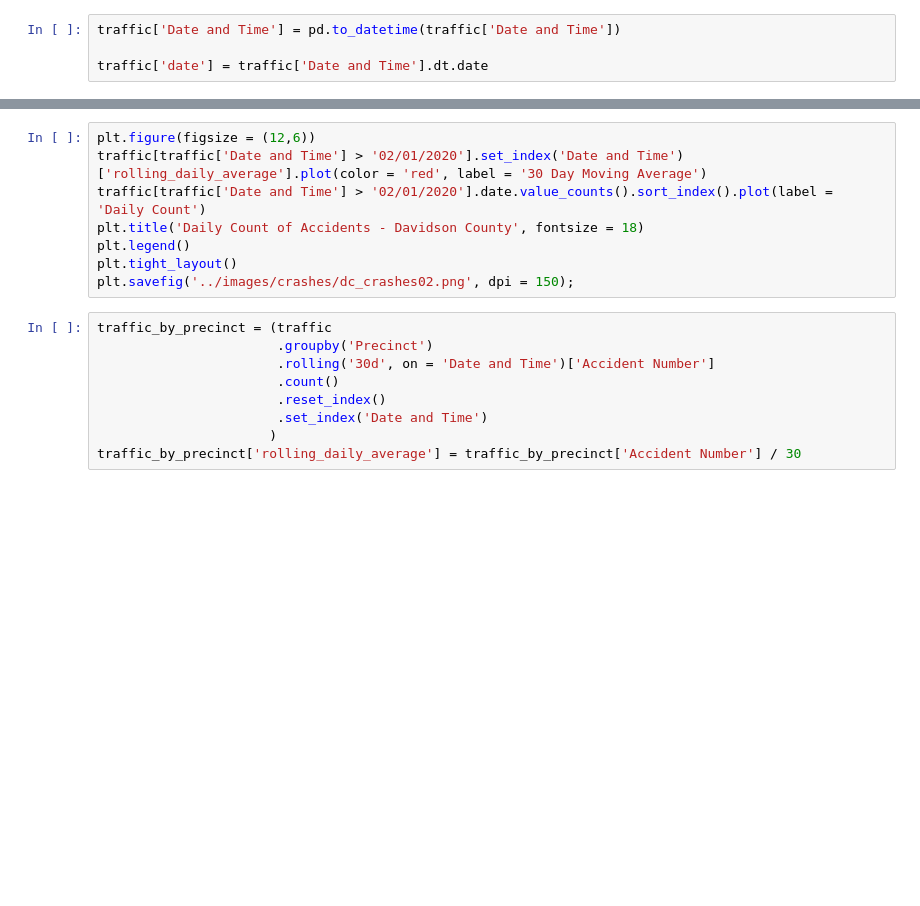
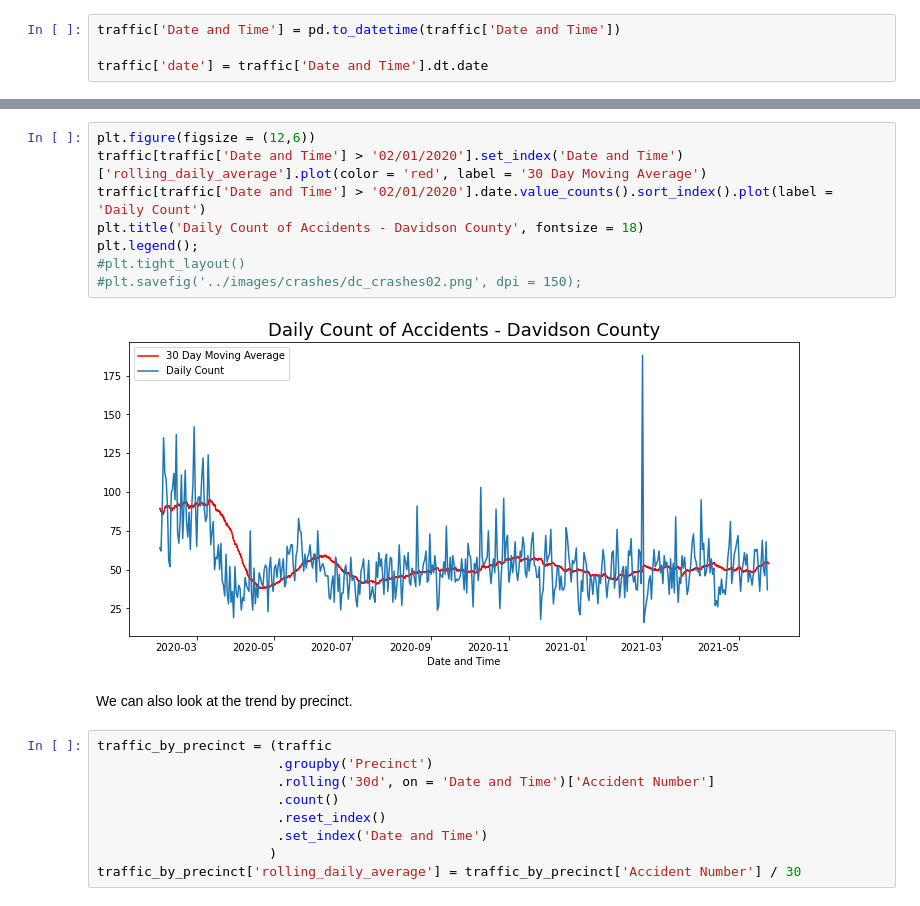
Before and after one commit to NSS-Data-Instructional-Stuff/data-analytics, a Jupyter notebook: python_for_analytics/notebooks/rolling_windows.ipynb, the cells around one changed output, grey strips where cells are left out. Saved outputs shown, nothing was run; the diff lists cells and outputs as text; blank space fills up the shorter version.

```diff
--- a/python_for_analytics/notebooks/rolling_windows.ipynb
+++ b/python_for_analytics/notebooks/rolling_windows.ipynb
@@ -51,11 +115,15 @@ traffic['rolling_daily_average'] = traffic['total_crashes_30_days'] / 30
 # %%
 plt.figure(figsize = (12,6))
 traffic[traffic['Date and Time'] > '02/01/2020'].set_index('Date and Time')['rolling_daily_average'].plot(color = 'red', label = '30 Day Moving Average')
 traffic[traffic['Date and Time'] > '02/01/2020'].date.value_counts().sort_index().plot(label = 'Daily Count')
 plt.title('Daily Count of Accidents - Davidson County', fontsize = 18)
-plt.legend()
-plt.tight_layout()
-plt.savefig('../images/crashes/dc_crashes02.png', dpi = 150);
+plt.legend();
+#plt.tight_layout()
+#plt.savefig('../images/crashes/dc_crashes02.png', dpi = 150);
+# %% [output]
+[figure, added]
+# %% [markdown]
+We can also look at the trend by precinct.
 # %%
 traffic_by_precinct = (traffic
                        .groupby('Precinct')
```
Also changed, not shown: parts of 21 cells of this notebook.
